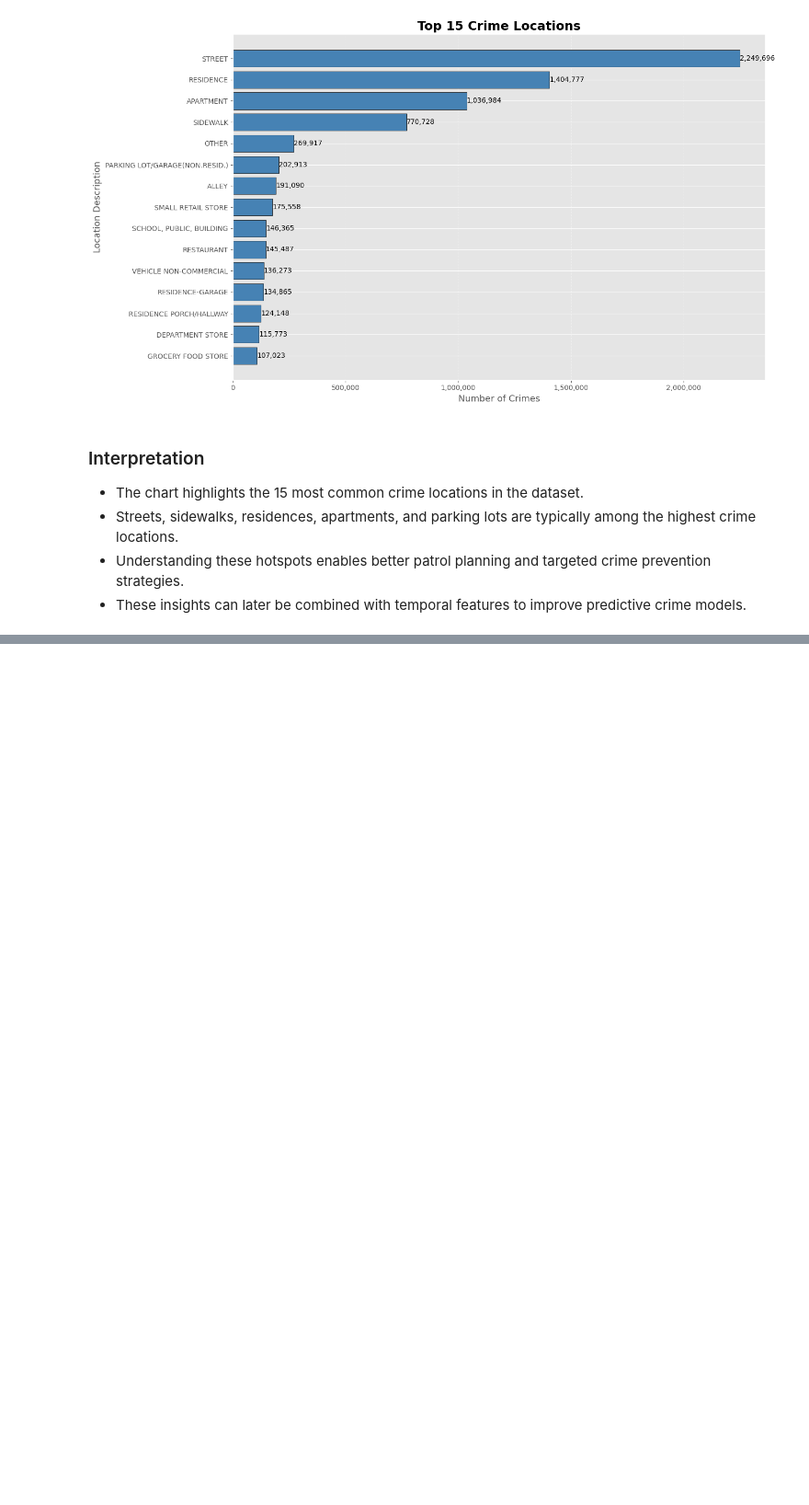
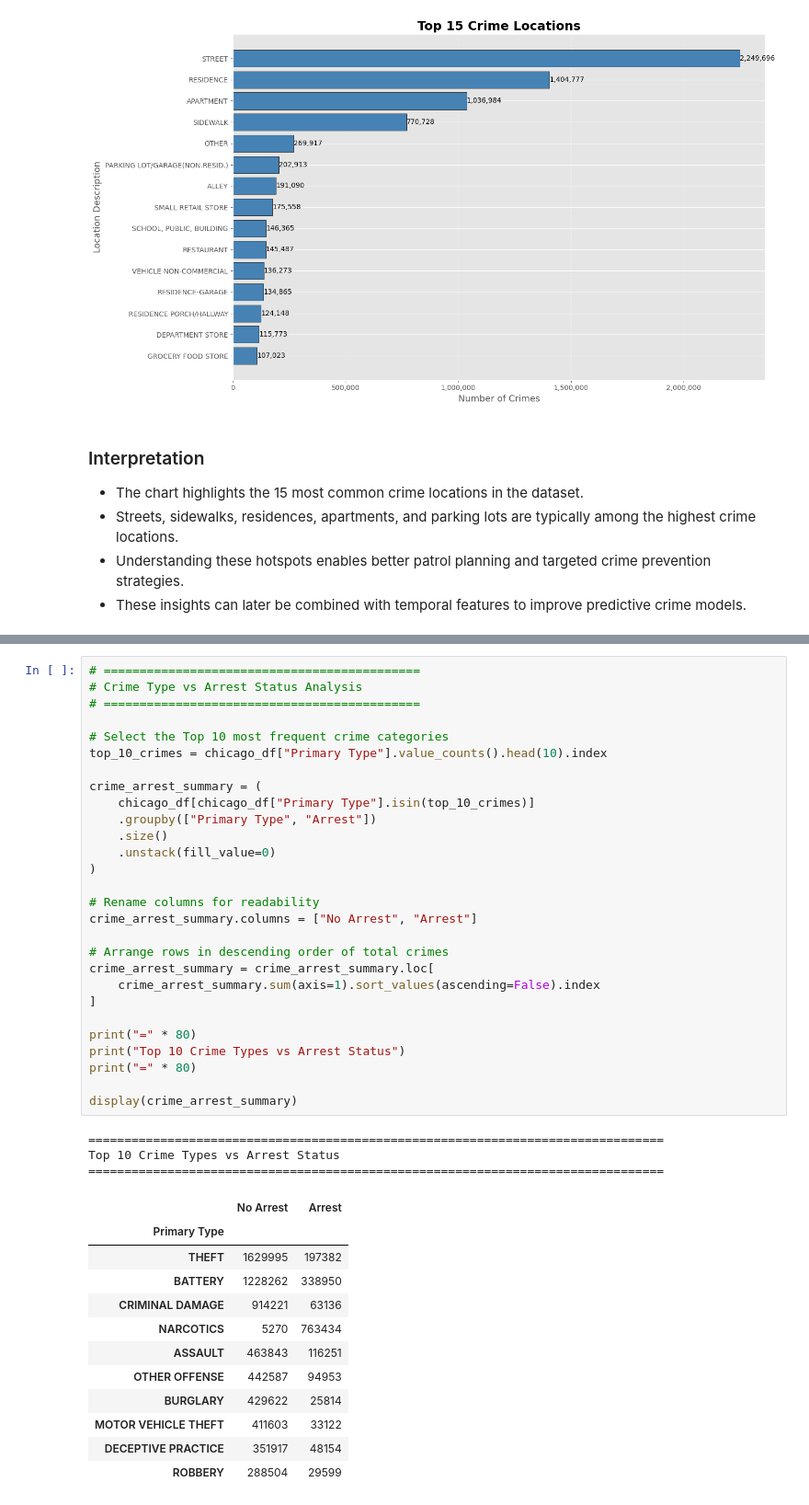
Before and after one commit to arnavon2005/Army_Provost_ML_Project, a Jupyter notebook: 04_Exploratory_Data_Analysis.ipynb, the cells around one changed output, grey strips where cells are left out. Shown at 92% size. Cells and saved outputs as stored; diff of their text form; blank space fills up the shorter version.

```diff
--- a/04_Exploratory_Data_Analysis.ipynb
+++ b/04_Exploratory_Data_Analysis.ipynb
@@ -1240,0 +1255,44 @@ plt.show()
+# %%
+# ============================================
+# Crime Type vs Arrest Status Analysis
+# ============================================
+
+# Select the Top 10 most frequent crime categories
+top_10_crimes = chicago_df["Primary Type"].value_counts().head(10).index
+
+crime_arrest_summary = (
+    chicago_df[chicago_df["Primary Type"].isin(top_10_crimes)]
+    .groupby(["Primary Type", "Arrest"])
+    .size()
+    .unstack(fill_value=0)
+)
+
+# Rename columns for readability
+crime_arrest_summary.columns = ["No Arrest", "Arrest"]
+
+# Arrange rows in descending order of total crimes
+crime_arrest_summary = crime_arrest_summary.loc[
+    crime_arrest_summary.sum(axis=1).sort_values(ascending=False).index
+]
+
+print("=" * 80)
+print("Top 10 Crime Types vs Arrest Status")
+print("=" * 80)
+
+display(crime_arrest_summary)
+# %% [output]
+================================================================================
+Top 10 Crime Types vs Arrest Status
+================================================================================
+|  | No Arrest | Arrest |
+| Primary Type |  |  |
+| THEFT | 1629995 | 197382 |
+| BATTERY | 1228262 | 338950 |
+| CRIMINAL DAMAGE | 914221 | 63136 |
+| NARCOTICS | 5270 | 763434 |
+| ASSAULT | 463843 | 116251 |
+| OTHER OFFENSE | 442587 | 94953 |
+| BURGLARY | 429622 | 25814 |
+| MOTOR VEHICLE THEFT | 411603 | 33122 |
+| DECEPTIVE PRACTICE | 351917 | 48154 |
+| ROBBERY | 288504 | 29599 |
```
Also changed, not shown: parts of 3 cells of this notebook.
